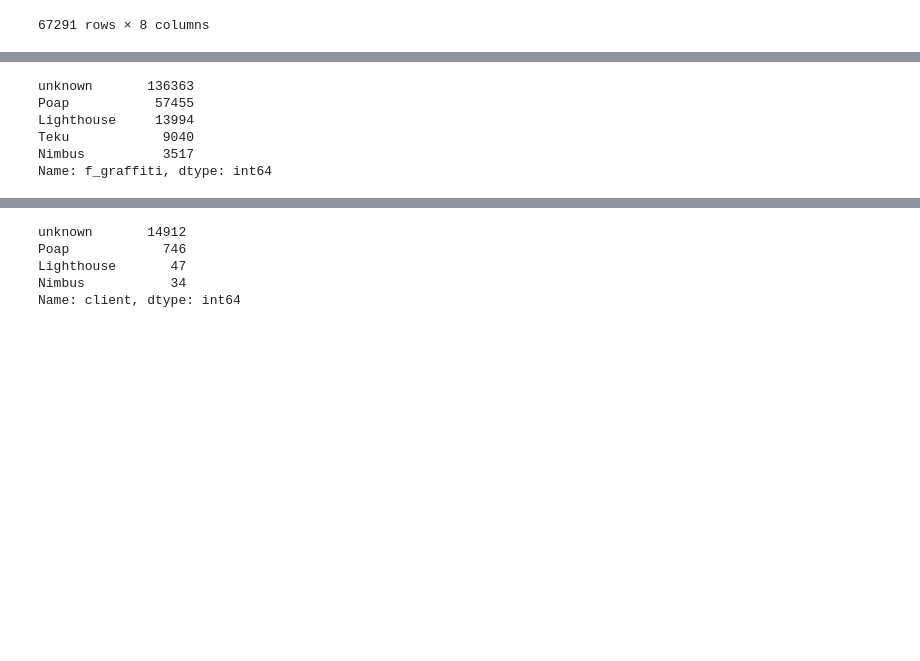
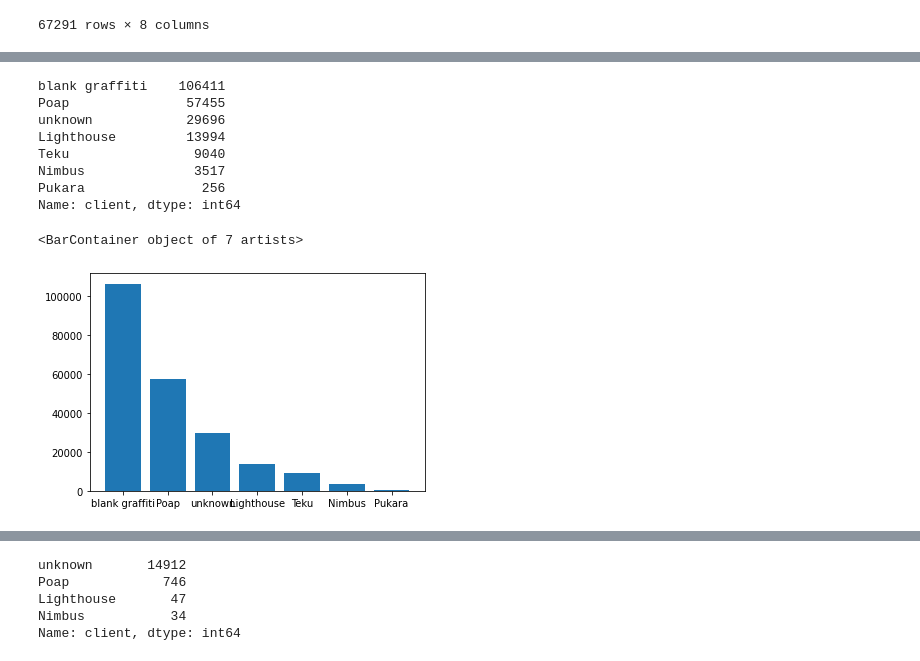
Before and after one commit to dOrgTech/MedallaDataChallenge, a Jupyter notebook: 01_medalla_initial_exploration.ipynb, the cells around one changed output, grey strips where cells are left out. Saved outputs shown, nothing was run; the diff lists cells and outputs as text; code cells hidden in the pictures; blank space fills up the shorter version.

```diff
--- a/01_medalla_initial_exploration.ipynb
+++ b/01_medalla_initial_exploration.ipynb
@@ -129,11 +132,7 @@ conn.table_names()
  't_blocks',
  't_attestations']
 # %%
-blocks_df = pd.read_sql_table(
-    't_blocks',
-    con=conn
-)
-
+blocks_df = pd.read_sql_table('t_blocks', con=conn)
 print(blocks_df.info())
 # %% [output]
 <class 'pandas.core.frame.DataFrame'>
@@ -239,27 +213,25 @@ data
 # %%
-#Manual counting of the occurrences in the block graffiti
+# Manual counting of the occurrences in the block graffiti
 
 def client_identifier(grafitti):
     e = grafitti
     if b'Lighthouse' in e:
         return 'Lighthouse'
-    elif b'poap' in e:
-        return 'Poap'
+
     elif b'teku' in e:
         return 'Teku'
     elif b'Nimbus' in e:
         return 'Nimbus'
     elif b'Lodestar' in e:
         return 'Lodestar'
+    elif b'Pukara' in e:
+        return 'Pukara'
+    elif b'poap' in e:
+        return 'Poap'
+    elif b'\x00\x00\x00\x00\x00\x00\x00\x00\x00\x00' in e:
+        return 'blank graffiti'
     else:
         return 'unknown'
 
 data['client'] = data.f_graffiti.apply(client_identifier)
-data.client.value_counts()
+clients = data.client.value_counts()
-# %% [output]
-unknown       136363
-Poap           57455
-Lighthouse     13994
-Teku            9040
-Nimbus          3517
-Name: f_graffiti, dtype: int64
@@ -265,0 +240,14 @@ Name: f_graffiti, dtype: int64
+# %%
+print(clients)
+plt.bar(clients.index[0:], clients.values[0:])
+# %% [output]
+blank graffiti    106411
+Poap               57455
+unknown            29696
+Lighthouse         13994
+Teku                9040
+Nimbus              3517
+Pukara               256
+Name: client, dtype: int64
+<BarContainer object of 7 artists>
+[figure, added]
```
Also changed, not shown: parts of 22 cells of this notebook.
